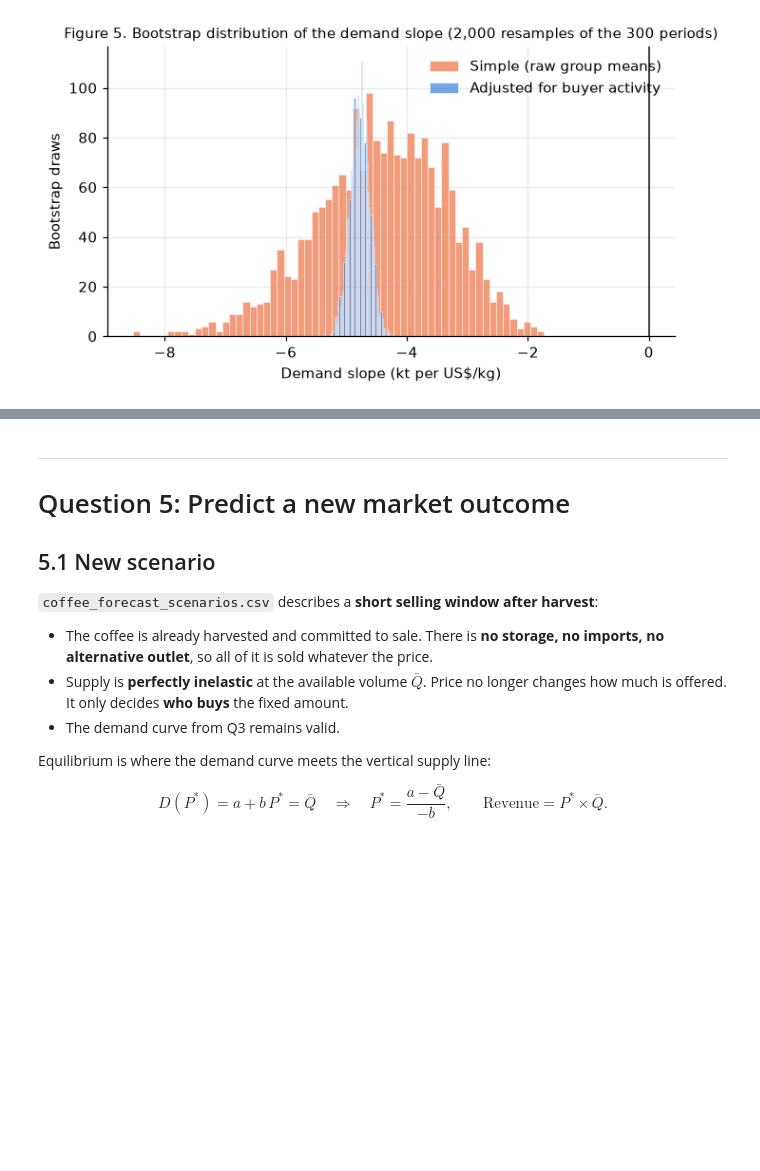
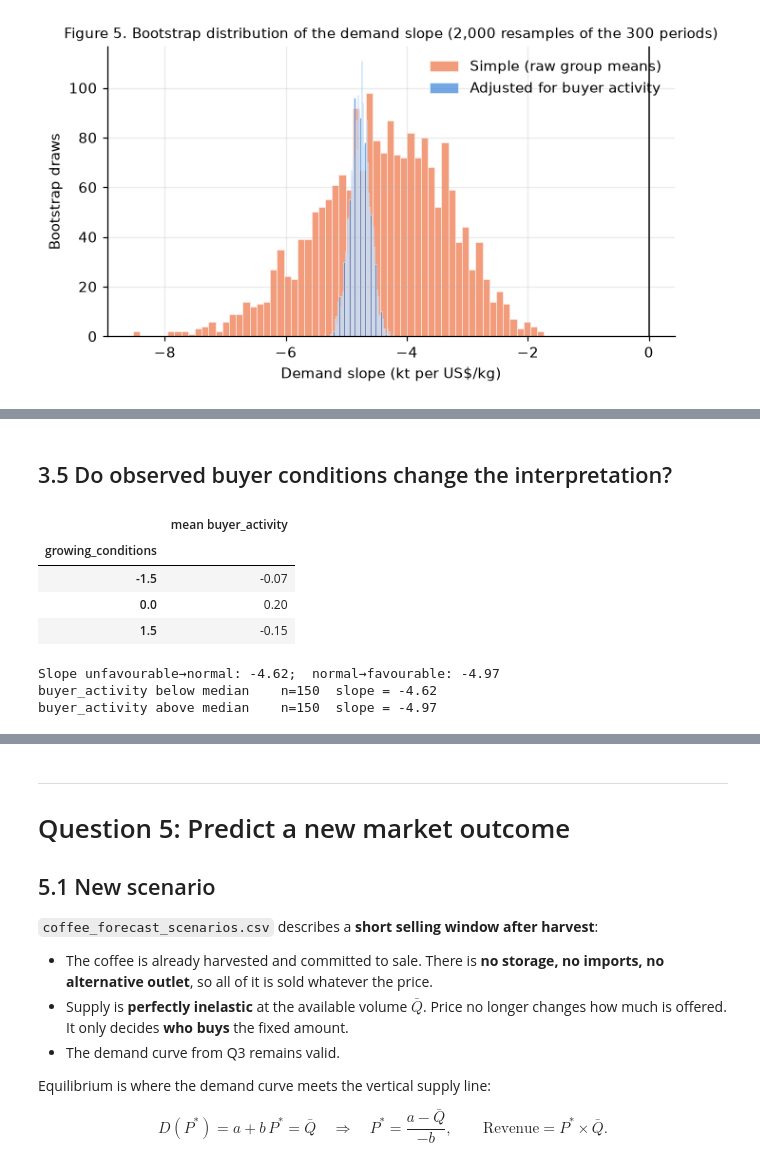
Before and after one commit to jimivanbladeren/Assignment3_economics, a Jupyter notebook: Moises_playground.ipynb, the cells around one changed output, grey strips where cells are left out. Saved outputs shown, nothing was run; the diff lists cells and outputs as text; code cells hidden in the pictures; blank space fills up the shorter version.

```diff
--- a/Moises_playground.ipynb
+++ b/Moises_playground.ipynb
@@ -411,0 +482,24 @@ ax.legend(frameon=False); plt.show()
+# %% [markdown]
+
+## 3.5 Do observed buyer conditions change the interpretation?
+# %%
+# (a) balance: observed demand conditions across harvest groups
+display(gm[["buyer_activity"]].rename(columns={"buyer_activity": "mean buyer_activity"}).round(2))
+# (b) linearity: slope between neighbouring adjusted equilibria
+s1 = (adj.loc[0.0, "Q at B=0"] - adj.loc[-1.5, "Q at B=0"]) / (adj.loc[0.0, "P at B=0"] - adj.loc[-1.5, "P at B=0"])
+s2 = (adj.loc[1.5, "Q at B=0"] - adj.loc[0.0, "Q at B=0"]) / (adj.loc[1.5, "P at B=0"] - adj.loc[0.0, "P at B=0"])
+print(f"Slope unfavourable→normal: {s1:.2f};  normal→favourable: {s2:.2f}")
+# (c) same response when buyers are more or less active?
+med = coff_mark["buyer_activity"].median()
+for lab, d in [("buyer_activity below median", coff_mark[coff_mark["buyer_activity"] < med]),
+               ("buyer_activity above median", coff_mark[coff_mark["buyer_activity"] >= med])]:
+    print(f"{lab:30s} n={len(d)}  slope = {demand_slope(d):.2f}")
+# %% [output]
+|  | mean buyer_activity |
+| growing_conditions |  |
+| -1.5 | -0.07 |
+| 0.0 | 0.20 |
+| 1.5 | -0.15 |
+Slope unfavourable→normal: -4.62;  normal→favourable: -4.97
+buyer_activity below median    n=150  slope = -4.62
+buyer_activity above median    n=150  slope = -4.97
```
Also changed, not shown: parts of 9 cells of this notebook.
